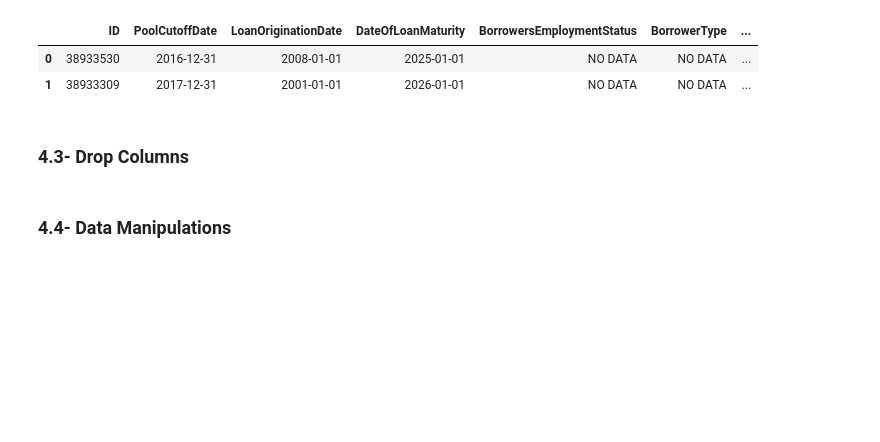
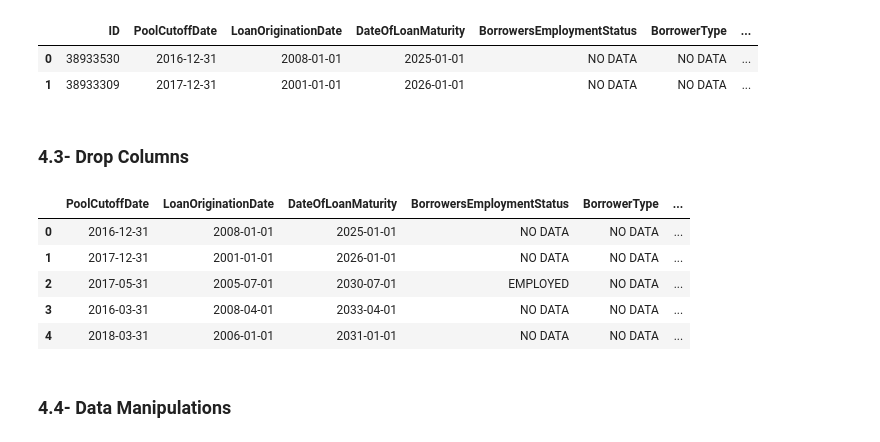
Before and after one commit to ilya4272/Credit_Modelling, a Jupyter notebook: Credit_Modelling.ipynb, the cells around one changed output. Saved outputs shown, nothing was run; the diff lists cells and outputs as text; code cells hidden in the pictures; blank space fills up the shorter version.

```diff
--- a/Credit_Modelling.ipynb
+++ b/Credit_Modelling.ipynb
@@ -252,6 +272,15 @@ memory usage: 18.7+ MB
 # Drop the ID columsn which we dont need
 
 df = df.drop(['ID'], axis=1)
+# %%
+df.head()
+# %% [output]
+|  | PoolCutoffDate | LoanOriginationDate | DateOfLoanMaturity | BorrowersEmploymentStatus | BorrowerType | ... |
+| 0 | 2016-12-31 | 2008-01-01 | 2025-01-01 | NO DATA | NO DATA | ... |
+| 1 | 2017-12-31 | 2001-01-01 | 2026-01-01 | NO DATA | NO DATA | ... |
+| 2 | 2017-05-31 | 2005-07-01 | 2030-07-01 | EMPLOYED | NO DATA | ... |
+| 3 | 2016-03-31 | 2008-04-01 | 2033-04-01 | NO DATA | NO DATA | ... |
+| 4 | 2018-03-31 | 2006-01-01 | 2031-01-01 | NO DATA | NO DATA | ... |
 # %% [markdown]
 ### 4.4- Data Manipulations
 # %% [markdown]
```
Also changed, not shown: parts of 24 cells of this notebook.
